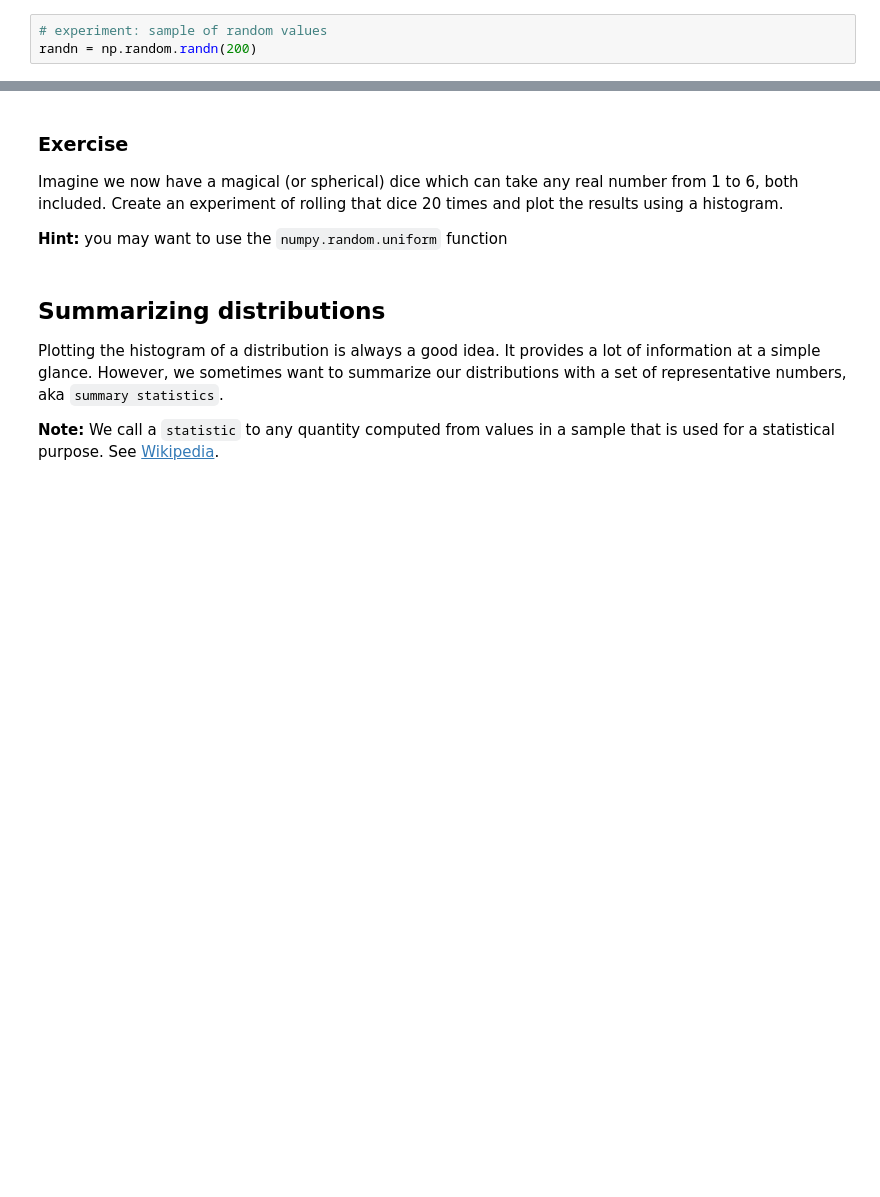
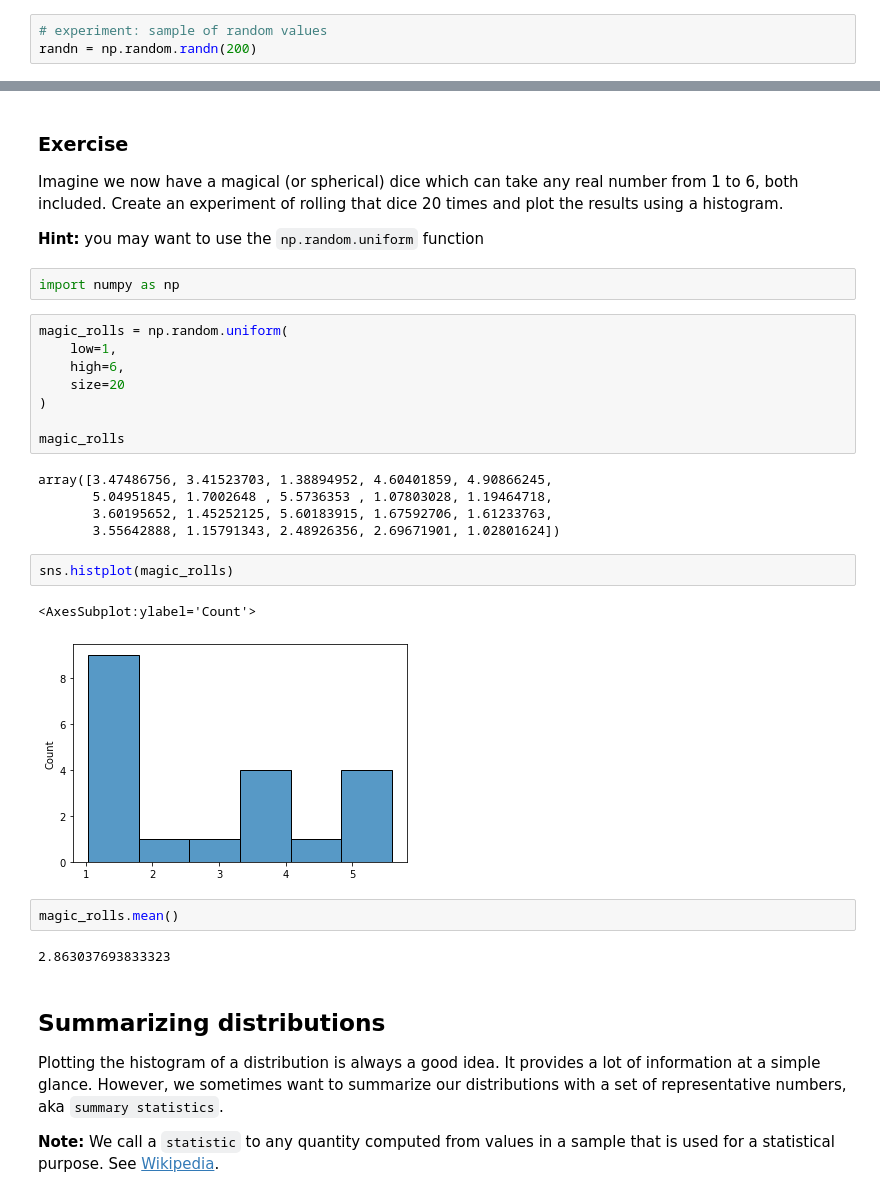
Before and after one commit to Ironhack-Data-Madrid-Enero-2021/Classroom-Materials, a Jupyter notebook: week_05/03-intro-statistics.ipynb, the cells around one changed output, grey strips where cells are left out. Saved outputs shown, nothing was run; the diff lists cells and outputs as text; blank space fills up the shorter version.

```diff
--- a/week_05/03-intro-statistics.ipynb
+++ b/week_05/03-intro-statistics.ipynb
@@ -61,7 +89,31 @@ sns.histplot(x=randn, color='b');
 
 Imagine we now have a magical (or spherical) dice which can take any real number from 1 to 6, both included. Create an experiment of rolling that dice 20 times and plot the results using a histogram.
 
-**Hint:** you may want to use the `numpy.random.uniform` function
+**Hint:** you may want to use the `np.random.uniform` function
+# %%
+import numpy as np
+# %%
+magic_rolls = np.random.uniform(
+    low=1,
+    high=6,
+    size=20
+)
+
+magic_rolls
+# %% [output]
+array([3.47486756, 3.41523703, 1.38894952, 4.60401859, 4.90866245,
+       5.04951845, 1.7002648 , 5.5736353 , 1.07803028, 1.19464718,
+       3.60195652, 1.45252125, 5.60183915, 1.67592706, 1.61233763,
+       3.55642888, 1.15791343, 2.48926356, 2.69671901, 1.02801624])
+# %%
+sns.histplot(magic_rolls)
+# %% [output]
+<AxesSubplot:ylabel='Count'>
+[figure, added]
+# %%
+magic_rolls.mean()
+# %% [output]
+2.863037693833323
 # %% [markdown]
 ## Summarizing distributions
 
```
Also changed, not shown: parts of 111 cells of this notebook, 2 other files.
